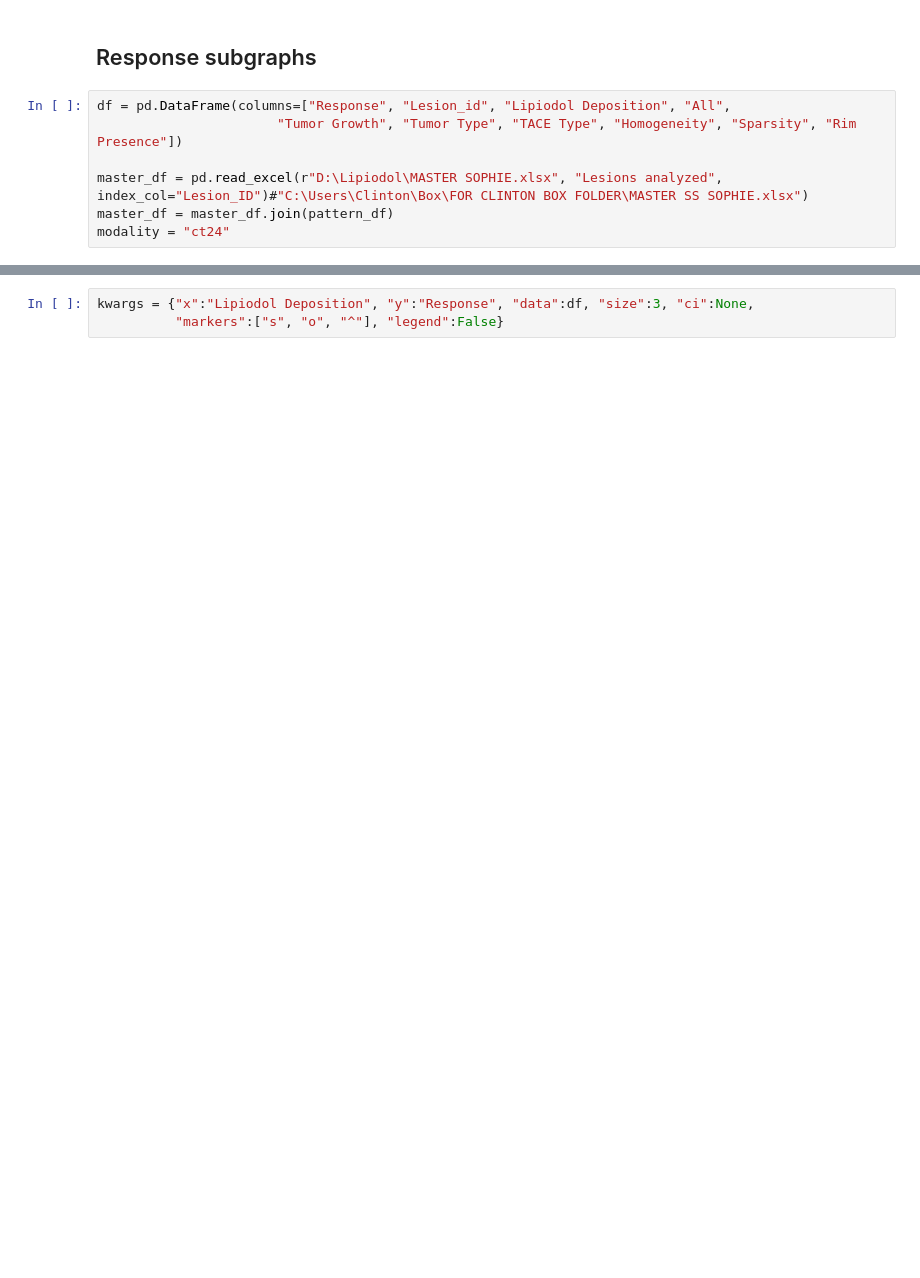
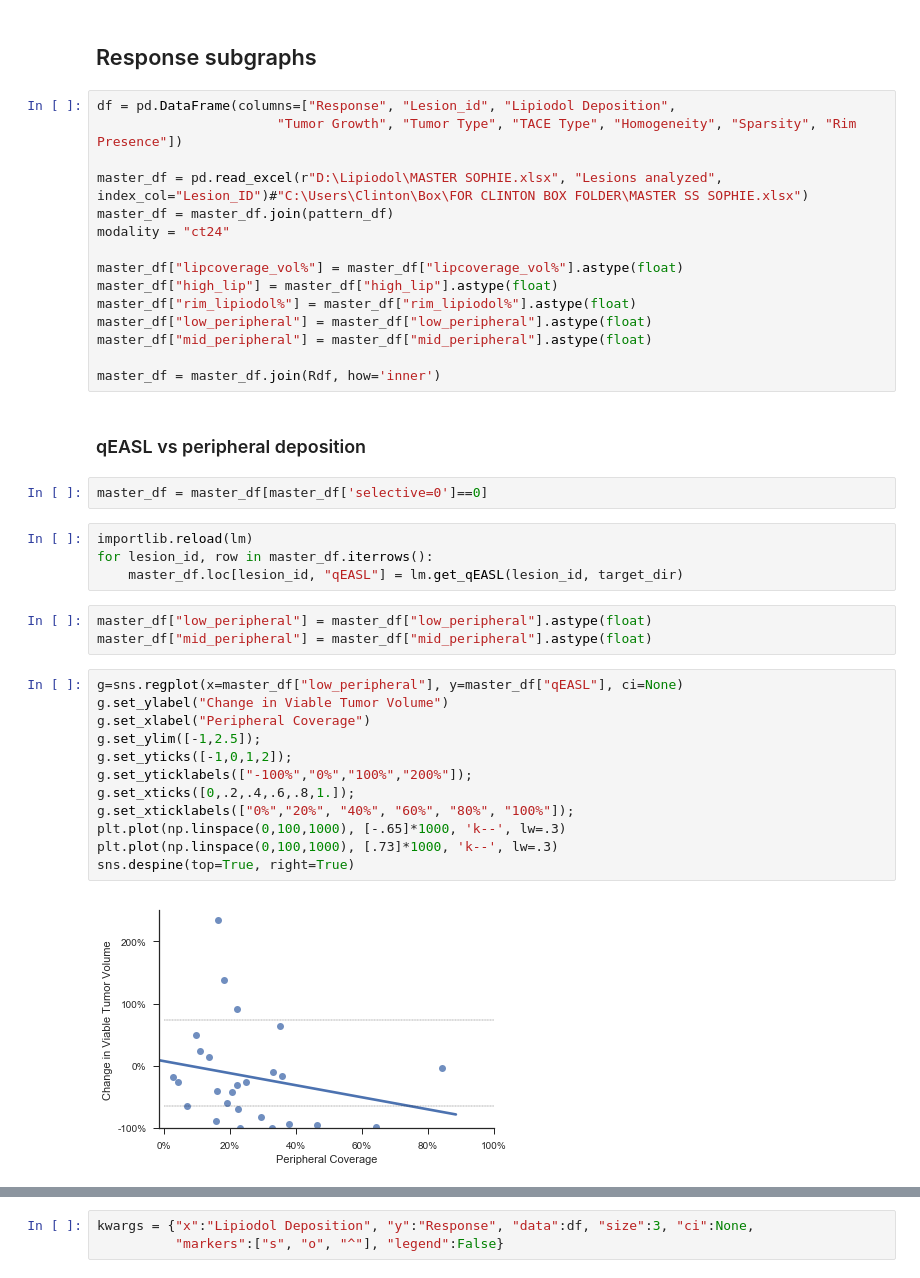
Before and after one commit to clintonjwang/lipiodol, a Jupyter notebook: pattern-classifier.ipynb, the cells around one changed output, grey strips where cells are left out. Saved outputs shown, nothing was run; the diff lists cells and outputs as text; blank space fills up the shorter version.

Commit message:
graph peripheral deposition

```diff
--- a/pattern-classifier.ipynb
+++ b/pattern-classifier.ipynb
@@ -293,9 +312,42 @@ g.get_figure
 # %% [markdown]
 ## Response subgraphs
 # %%
-df = pd.DataFrame(columns=["Response", "Lesion_id", "Lipiodol Deposition", "All",
+df = pd.DataFrame(columns=["Response", "Lesion_id", "Lipiodol Deposition",
                        "Tumor Growth", "Tumor Type", "TACE Type", "Homogeneity", "Sparsity", "Rim Presence"])
 
 master_df = pd.read_excel(r"D:\Lipiodol\MASTER SOPHIE.xlsx", "Lesions analyzed", index_col="Lesion_ID")#"C:\Users\Clinton\Box\FOR CLINTON BOX FOLDER\MASTER SS SOPHIE.xlsx")
 master_df = master_df.join(pattern_df)
 modality = "ct24"
+
+master_df["lipcoverage_vol%"] = master_df["lipcoverage_vol%"].astype(float)
+master_df["high_lip"] = master_df["high_lip"].astype(float)
+master_df["rim_lipiodol%"] = master_df["rim_lipiodol%"].astype(float)
+master_df["low_peripheral"] = master_df["low_peripheral"].astype(float)
+master_df["mid_peripheral"] = master_df["mid_peripheral"].astype(float)
+
+master_df = master_df.join(Rdf, how='inner')
+# %% [markdown]
+### qEASL vs peripheral deposition
+# %%
+master_df = master_df[master_df['selective=0']==0]
+# %%
+importlib.reload(lm)
+for lesion_id, row in master_df.iterrows():
+    master_df.loc[lesion_id, "qEASL"] = lm.get_qEASL(lesion_id, target_dir)
+# %%
+master_df["low_peripheral"] = master_df["low_peripheral"].astype(float)
+master_df["mid_peripheral"] = master_df["mid_peripheral"].astype(float)
+# %%
+g=sns.regplot(x=master_df["low_peripheral"], y=master_df["qEASL"], ci=None)
+g.set_ylabel("Change in Viable Tumor Volume")
+g.set_xlabel("Peripheral Coverage")
+g.set_ylim([-1,2.5]);
+g.set_yticks([-1,0,1,2]);
+g.set_yticklabels(["-100%","0%","100%","200%"]);
+g.set_xticks([0,.2,.4,.6,.8,1.]);
+g.set_xticklabels(["0%","20%", "40%", "60%", "80%", "100%"]);
+plt.plot(np.linspace(0,100,1000), [-.65]*1000, 'k--', lw=.3)
+plt.plot(np.linspace(0,100,1000), [.73]*1000, 'k--', lw=.3)
+sns.despine(top=True, right=True)
+# %% [output]
+[figure, added]
```
Also changed, not shown: parts of 43 cells of this notebook, 3 other files.
